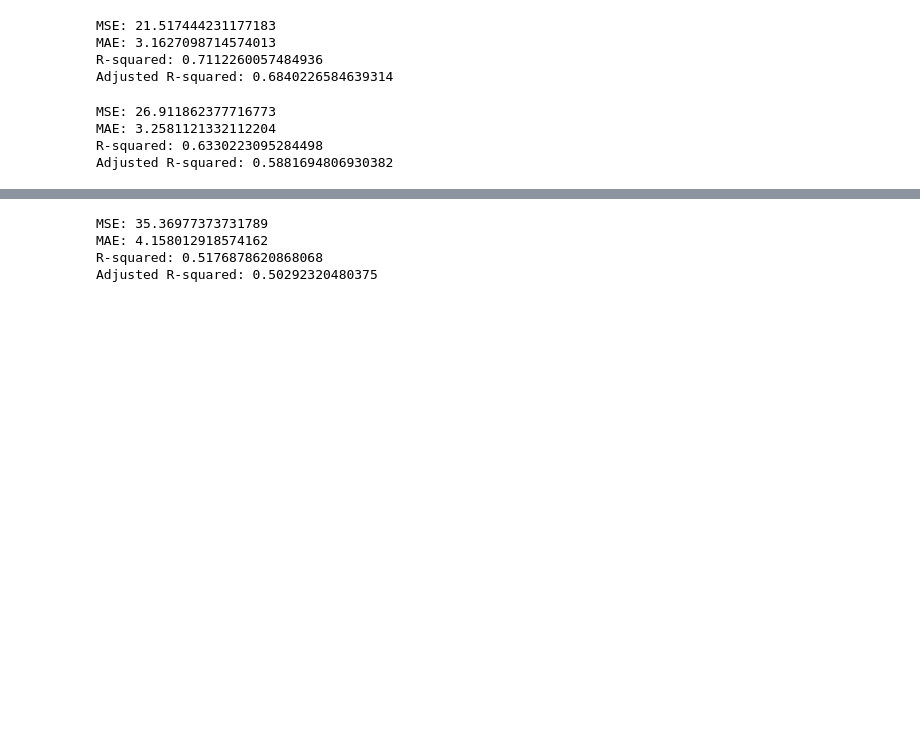
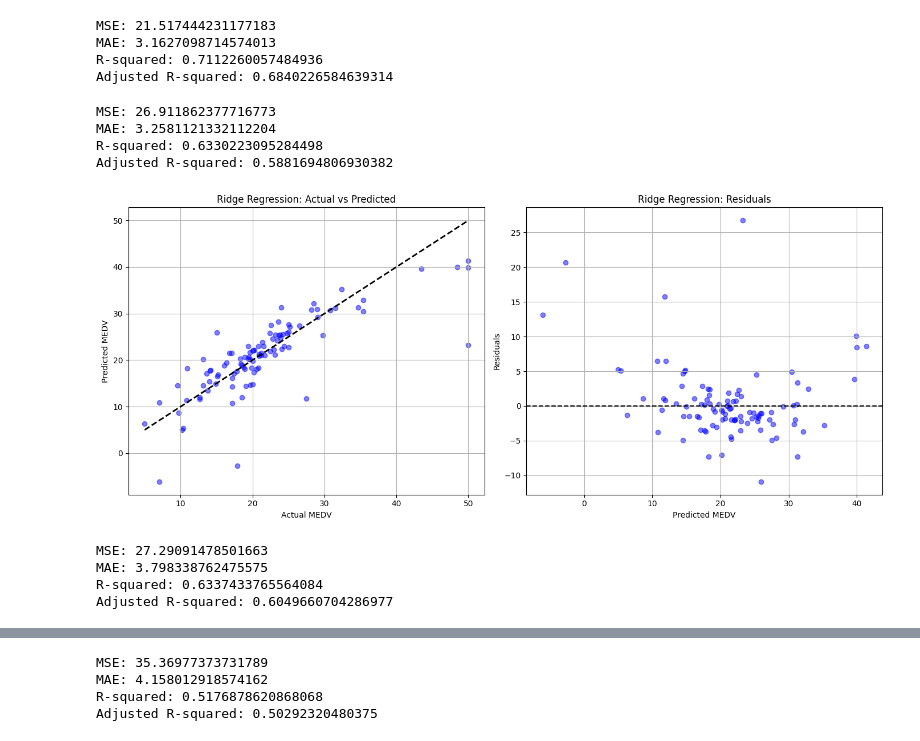
Before and after one commit to savaris/Python_Applications, a Jupyter notebook: Regression_Analysis.ipynb, the cells around one changed output, grey strips where cells are left out. Cells and saved outputs as stored; diff of their text form; code cells hidden in the pictures; blank space fills up the shorter version.

Commit message:
Ridge Regression Changes

```diff
--- a/Regression_Analysis.ipynb
+++ b/Regression_Analysis.ipynb
@@ -201,29 +201,74 @@ MSE: 21.517444231177183
 MAE: 3.1627098714574013
 R-squared: 0.7112260057484936
 Adjusted R-squared: 0.6840226584639314
+# %%
+# Ridge Regression
+from sklearn.linear_model import Ridge
+
+X = df2.drop('MEDV', axis=1)
+y = df2['MEDV']
+
+X_train, X_test, y_train, y_test = train_test_split(X, y, test_size=0.2,
+                                                    random_state=42)
+
+ridge = Ridge(alpha=1.0)
+ridge.fit(X_train, y_train)
+
+y_pred = ridge.predict(X_test)
+
+mse = mean_squared_error(y_test, y_pred)
+
+print('MSE:', mse)
+print('MAE:', mean_absolute_error(y_test, y_pred))
+print('R-squared:', r2_score(y_test, y_pred))
+print('Adjusted R-squared:', 1 - (1-r2_score(y_test, y_pred))*(len(y_test)-1)/
+ (len(y_test)-X_test.shape[1]-1))
+
+# Scatter Plot of Actual vs Predicted Values
+plt.figure(figsize=(14, 6))
+
+plt.subplot(1, 2, 1)
+plt.scatter(y_test, y_pred, color='blue', alpha=0.5)
+plt.plot([y_test.min(), y_test.max()], [y_test.min(), y_test.max()], 'k--', lw=2)
+plt.xlabel('Actual MEDV')
+plt.ylabel('Predicted MEDV')
+plt.title('Ridge Regression: Actual vs Predicted')
+plt.grid(True)
+
+# Residual Plot
+plt.subplot(1, 2, 2)
+residuals = y_test - y_pred
+plt.scatter(y_pred, residuals, color='blue', alpha=0.5)
+plt.axhline(y=0, color='k', linestyle='--')
+plt.xlabel('Predicted MEDV')
+plt.ylabel('Residuals')
+plt.title('Ridge Regression: Residuals')
+plt.grid(True)
+
+plt.tight_layout()
+plt.show()
+# %% [output]
+MSE: 26.911862377716773
+MAE: 3.2581121332112204
+R-squared: 0.6330223095284498
+Adjusted R-squared: 0.5881694806930382
+[figure, added]
 # %%
-# Ridge Regression
-from sklearn.linear_model import Ridge
-X = df2.drop('MEDV', axis=1)
-y = df2['MEDV']
+# Lasso Regression
+from sklearn.linear_model import Lasso
 
-X_train, X_test, y_train, y_test = train_test_split(X, y, test_size=0.2,
-random_state=42)
+lasso = Lasso(alpha=1.0)
+lasso.fit(X_train, y_train)
 
-ridge = Ridge(alpha=1.0)
-ridge.fit(X_train, y_train)
-
-y_pred = ridge.predict(X_test)
-
+y_pred = lasso.predict(X_test)
 mse = mean_squared_error(y_test, y_pred)
 
 print('MSE:', mse)
 print('MAE:', mean_absolute_error(y_test, y_pred))
 print('R-squared:', r2_score(y_test, y_pred))
-print('Adjusted R-squared:', 1 - (1-r2_score(y_test, y_pred))*
-(len(y_test)-1)/(len(y_test)-X_test.shape[1]-1))
+print('Adjusted R-squared:', 1 - (1-r2_score(y_test, y_pred))*(len(y_test)-1)/(len(y_test)-X_test.shape[1]-1))
 # %% [output]
-MSE: 26.911862377716773
-MAE: 3.2581121332112204
-R-squared: 0.6330223095284498
-Adjusted R-squared: 0.5881694806930382
+MSE: 27.29091478501663
+MAE: 3.798338762475575
+R-squared: 0.6337433765564084
+Adjusted R-squared: 0.6049660704286977
```
Also changed, not shown: parts of 2 cells of this notebook.
